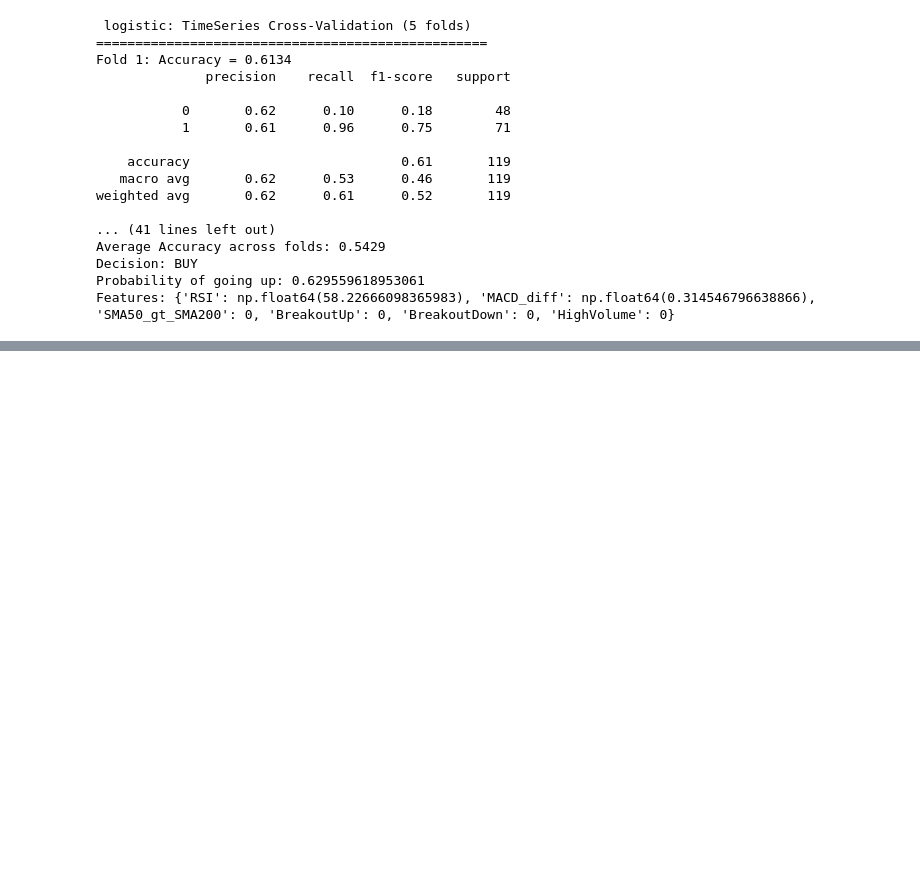
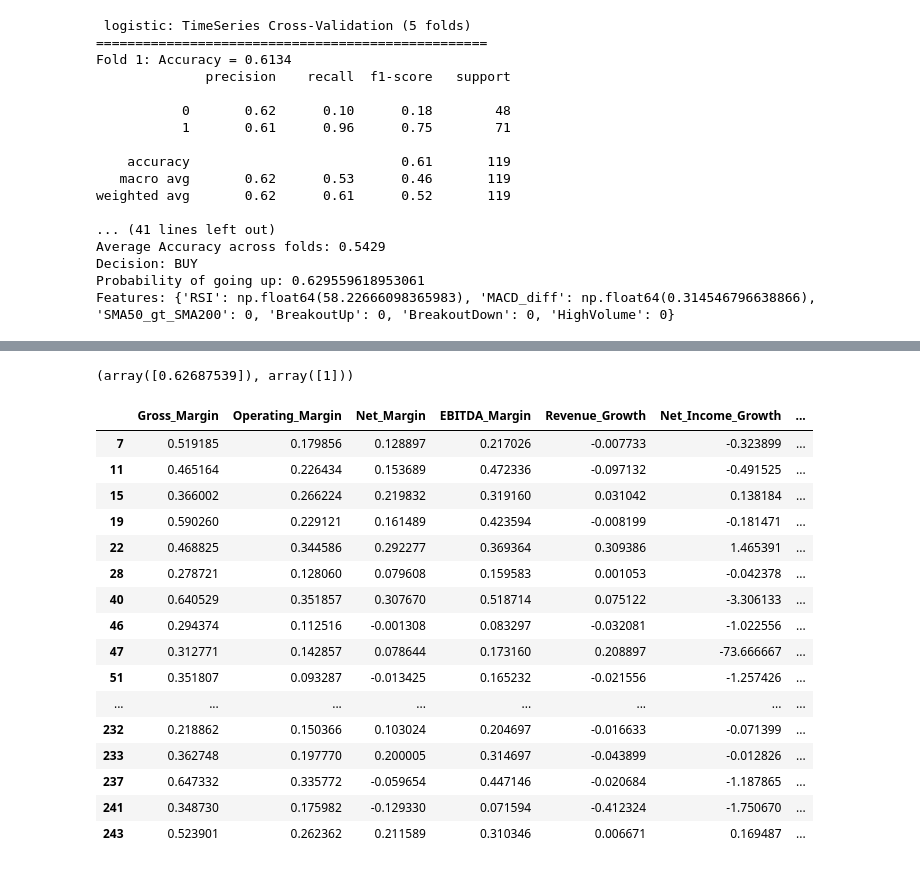
Before and after one commit to darrenlimkh/stocks_decision_support_tool, a Jupyter notebook: training.ipynb, the cells around one changed output, grey strips where cells are left out. Cells and saved outputs as stored; diff of their text form; code cells hidden in the pictures; blank space fills up the shorter version.

Commit message:
Add sessions and fundamentals prediction

```diff
--- a/training.ipynb
+++ b/training.ipynb
@@ -202,0 +421,8 @@ Features: {'RSI': np.float64(58.22666098365983), 'MACD_diff': np.float64(0.31454
+# %%
+X_test = get_fundamentals("MSFT", get_train=False).iloc[[-1]]
+prob = pipeline.predict_proba(X_test)[:, 1]
+label = pipeline.predict(X_test)
+# %%
+prob, label
+# %% [output]
+(array([0.62687539]), array([1]))
@@ -202,0 +434,20 @@ Features: {'RSI': np.float64(58.22666098365983), 'MACD_diff': np.float64(0.31454
+# %%
+X_test
+# %% [output]
+|  | Gross_Margin | Operating_Margin | Net_Margin | EBITDA_Margin | Revenue_Growth | Net_Income_Growth | ... |
+| 7 | 0.519185 | 0.179856 | 0.128897 | 0.217026 | -0.007733 | -0.323899 | ... |
+| 11 | 0.465164 | 0.226434 | 0.153689 | 0.472336 | -0.097132 | -0.491525 | ... |
+| 15 | 0.366002 | 0.266224 | 0.219832 | 0.319160 | 0.031042 | 0.138184 | ... |
+| 19 | 0.590260 | 0.229121 | 0.161489 | 0.423594 | -0.008199 | -0.181471 | ... |
+| 22 | 0.468825 | 0.344586 | 0.292277 | 0.369364 | 0.309386 | 1.465391 | ... |
+| 28 | 0.278721 | 0.128060 | 0.079608 | 0.159583 | 0.001053 | -0.042378 | ... |
+| 40 | 0.640529 | 0.351857 | 0.307670 | 0.518714 | 0.075122 | -3.306133 | ... |
+| 46 | 0.294374 | 0.112516 | -0.001308 | 0.083297 | -0.032081 | -1.022556 | ... |
+| 47 | 0.312771 | 0.142857 | 0.078644 | 0.173160 | 0.208897 | -73.666667 | ... |
+| 51 | 0.351807 | 0.093287 | -0.013425 | 0.165232 | -0.021556 | -1.257426 | ... |
+| ... | ... | ... | ... | ... | ... | ... | ... |
+| 232 | 0.218862 | 0.150366 | 0.103024 | 0.204697 | -0.016633 | -0.071399 | ... |
+| 233 | 0.362748 | 0.197770 | 0.200005 | 0.314697 | -0.043899 | -0.012826 | ... |
+| 237 | 0.647332 | 0.335772 | -0.059654 | 0.447146 | -0.020684 | -1.187865 | ... |
+| 241 | 0.348730 | 0.175982 | -0.129330 | 0.071594 | -0.412324 | -1.750670 | ... |
+| 243 | 0.523901 | 0.262362 | 0.211589 | 0.310346 | 0.006671 | 0.169487 | ... |
```
Also changed, not shown: parts of 28 cells of this notebook, 8 other files.
